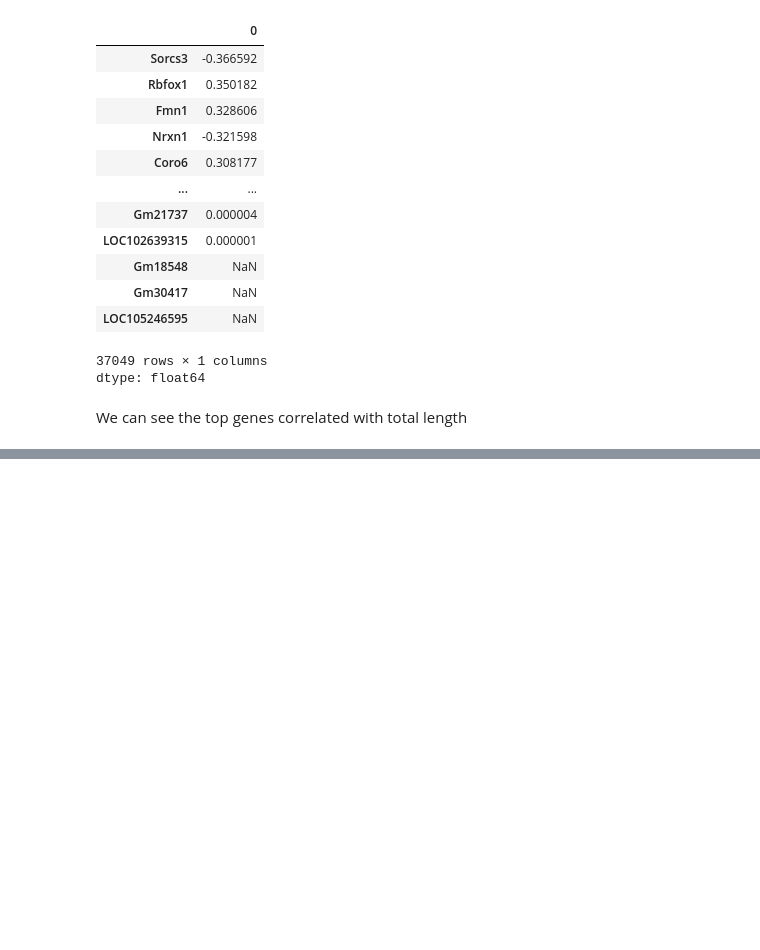
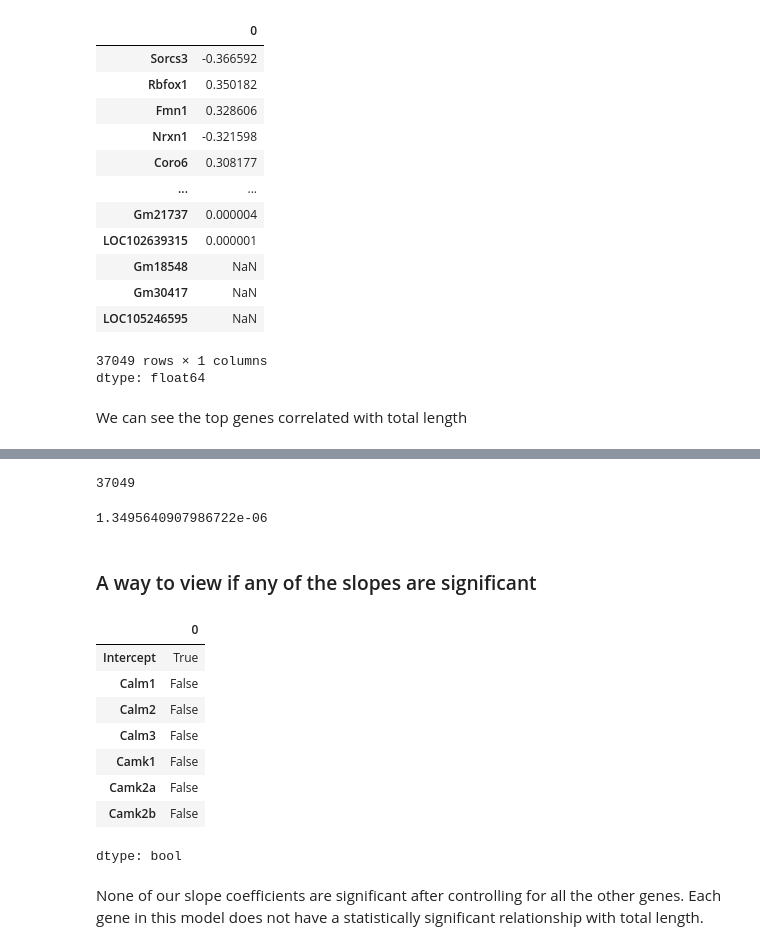
Before and after one commit to tb-harris/neuroscience-2025, a Jupyter notebook: 8_Linear_Regression_with_Genes_and_Morphology.ipynb, the cells around one changed output, grey strips where cells are left out. Cells and saved outputs as stored; diff of their text form; code cells hidden in the pictures; blank space fills up the shorter version.

```diff
--- a/8_Linear_Regression_with_Genes_and_Morphology.ipynb
+++ b/8_Linear_Regression_with_Genes_and_Morphology.ipynb
@@ -299,0 +342,25 @@ We can see the top genes correlated with total length
+# %%
+gene_only.shape[1]
+# %% [output]
+37049
+# %%
+corrected_alpha = 0.05 / gene_only.shape[1]
+corrected_alpha
+# %% [output]
+1.3495640907986722e-06
+# %% [markdown]
+### A way to view if any of the slopes are significant
+# %%
+model_camk.pvalues < corrected_alpha
+# %% [output]
+|  | 0 |
+| Intercept | True |
+| Calm1 | False |
+| Calm2 | False |
+| Calm3 | False |
+| Camk1 | False |
+| Camk2a | False |
+| Camk2b | False |
+dtype: bool
+# %% [markdown]
+None of our slope coefficients are significant after controlling for all the other genes. Each gene in this model does not have a statistically significant relationship with total length.
```
Also changed, not shown: parts of 8 cells of this notebook.
